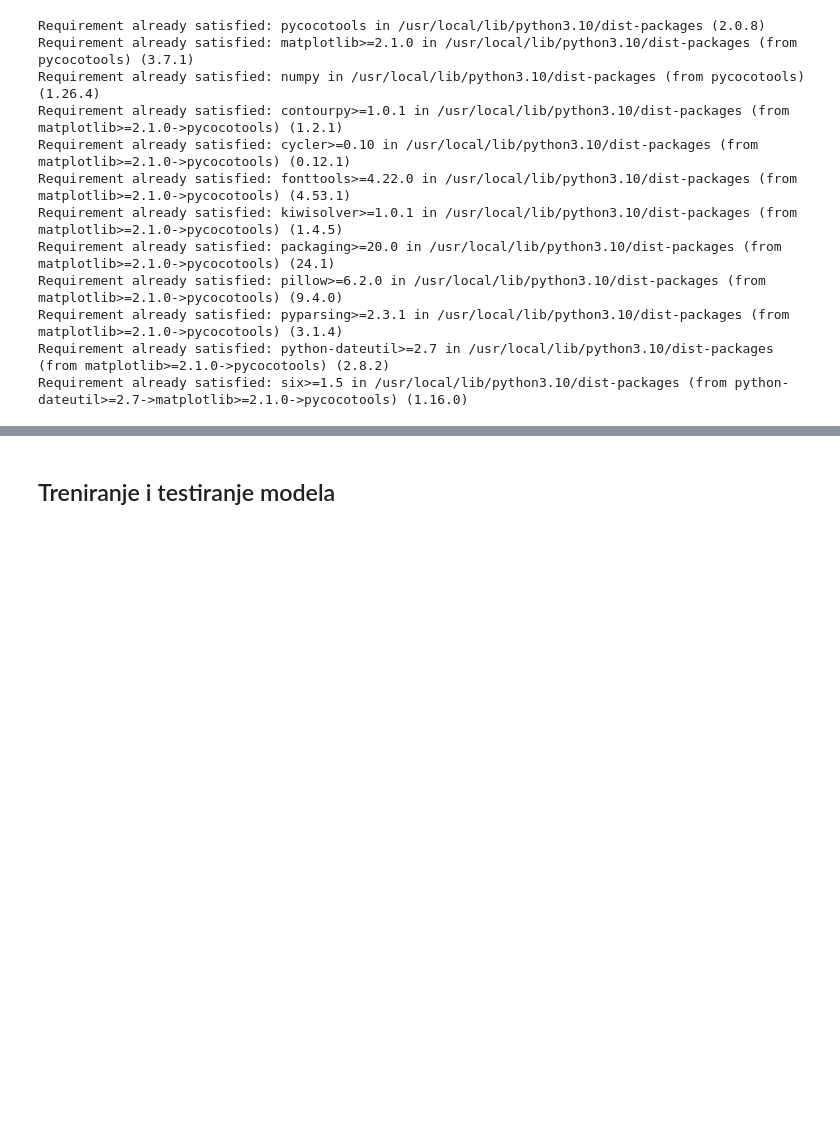
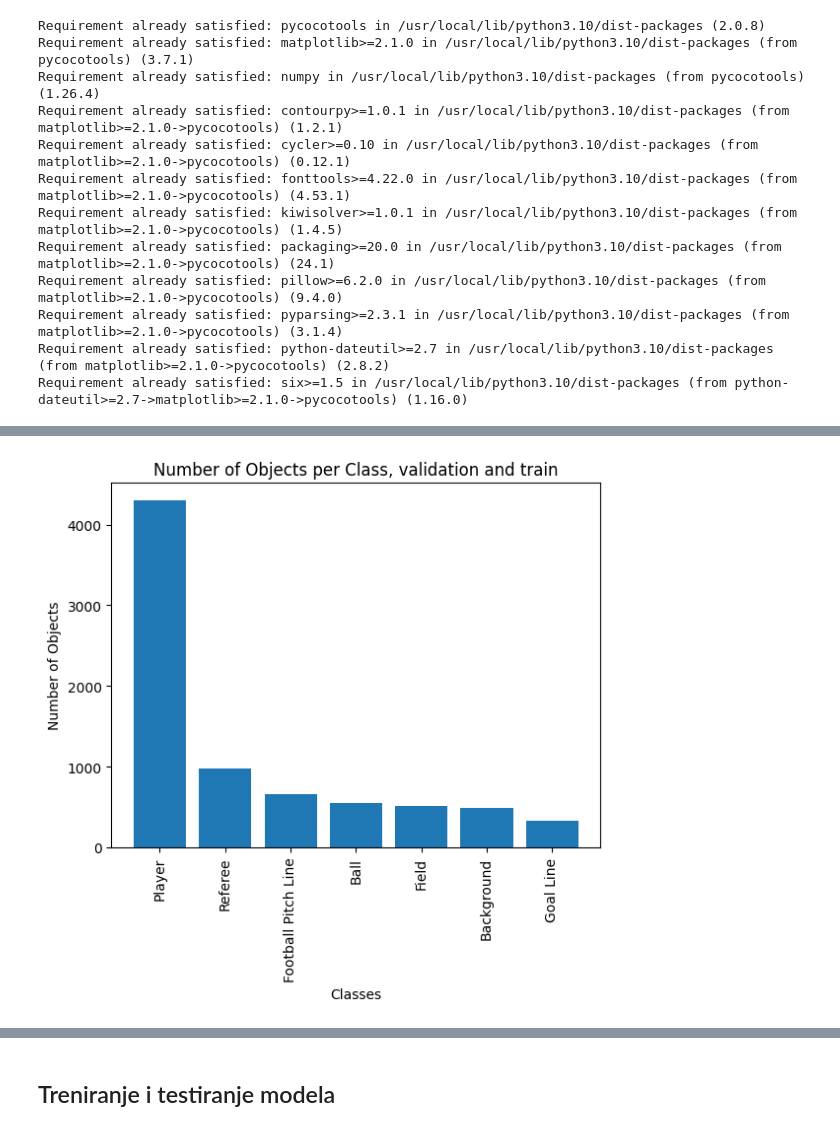
Before and after one commit to kristijanpetronijevic/panoptic, a Jupyter notebook: code/models/mask_rcnn.ipynb, the cells around one changed output, grey strips where cells are left out. Drawn from its saved outputs; the diff is of its cells as text; code cells hidden in the pictures; blank space fills up the shorter version.

```diff
--- a/code/models/mask_rcnn.ipynb
+++ b/code/models/mask_rcnn.ipynb
@@ -78,3 +81,8 @@ VAL_ANNOTATION = './archive/training_and_validation/val.json'
 TEST_ANNOTATION = './archive/test/import-videos/ann/instances.json'
 IMAGES_DIR = './archive/images/'
 MODEL_DIR_PATH = './output/mask_rcnn_models/'
+VAL_TRAIN_ANNOTATION = './archive/training_and_validation/instances.json'
+# %%
+plot_object_distribution(VAL_TRAIN_ANNOTATION, title = "Number of Objects per Class, validation and train")
+# %% [output]
+[figure, added]
```
Also changed, not shown: parts of 17 cells of this notebook, 2 other files.
